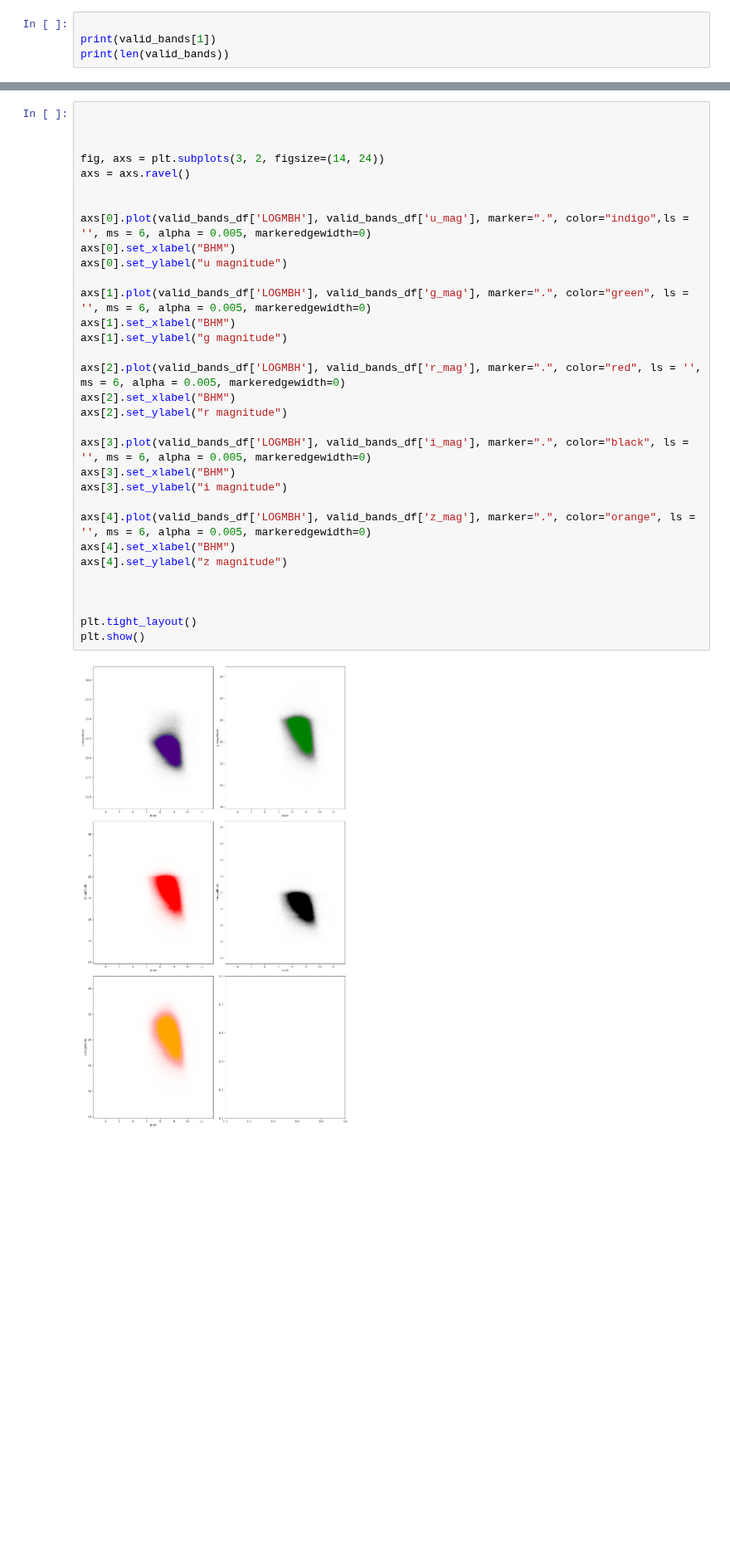
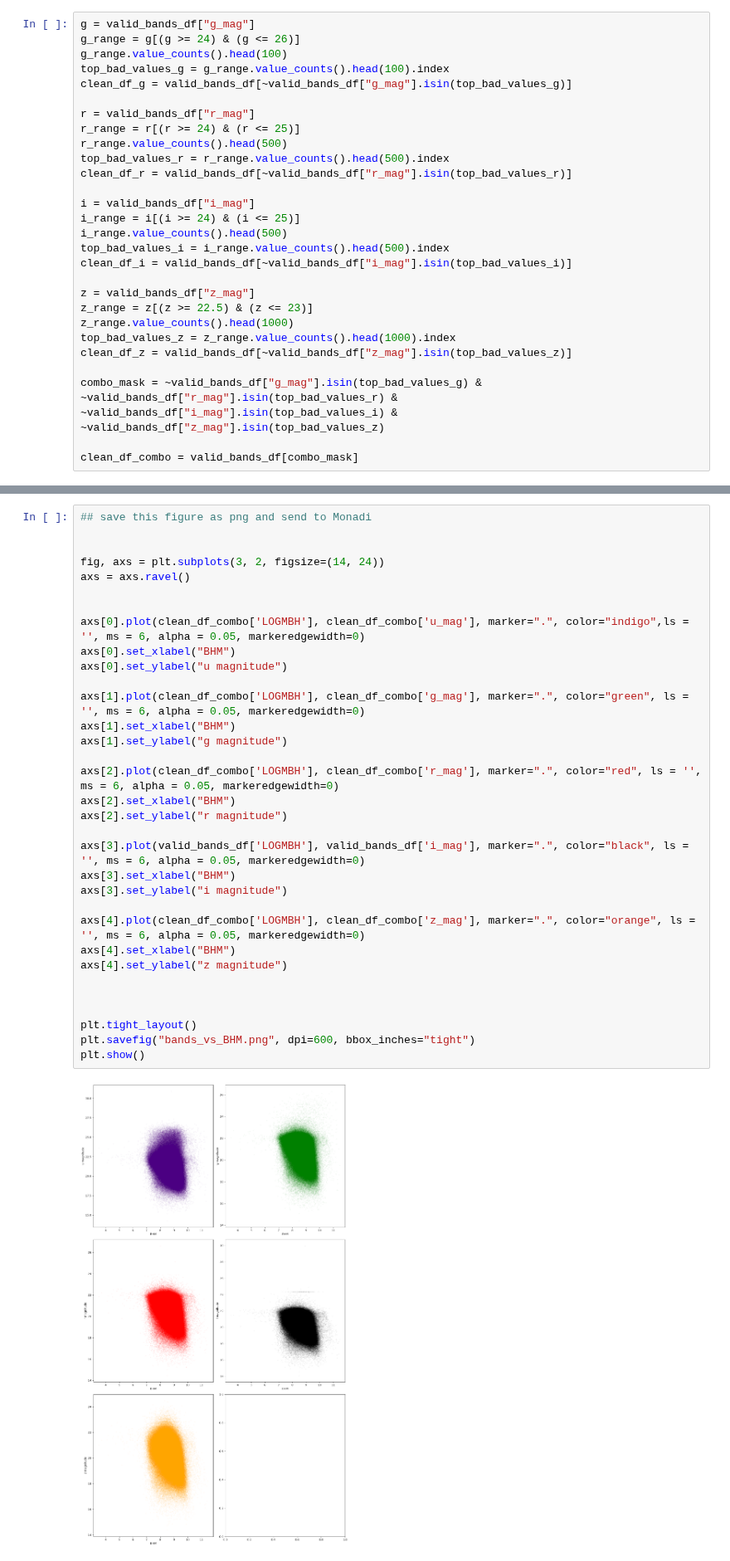
Before and after one commit to Emlilio/Quasars26, a Jupyter notebook: Initial_data_review.ipynb, the cells around one changed output, grey strips where cells are left out. Shown at 83% size. Saved outputs shown, nothing was run; the diff lists cells and outputs as text; blank space fills up the shorter version.

```diff
--- a/Initial_data_review.ipynb
+++ b/Initial_data_review.ipynb
@@ -193,6 +449,30 @@ valid_bands_df = pd.DataFrame(
     columns=["LOGMBH", "u_mag", "g_mag", "r_mag", "i_mag", "z_mag", "SDSS_NAME"]
 )
 # %%
+g = valid_bands_df["g_mag"]
+g_range = g[(g >= 24) & (g <= 26)]
+g_range.value_counts().head(100)
+top_bad_values_g = g_range.value_counts().head(100).index
+clean_df_g = valid_bands_df[~valid_bands_df["g_mag"].isin(top_bad_values_g)]
 
-print(valid_bands[1])
-print(len(valid_bands))
+r = valid_bands_df["r_mag"]
+r_range = r[(r >= 24) & (r <= 25)]
+r_range.value_counts().head(500)
+top_bad_values_r = r_range.value_counts().head(500).index
+clean_df_r = valid_bands_df[~valid_bands_df["r_mag"].isin(top_bad_values_r)]
+
+i = valid_bands_df["i_mag"]
+i_range = i[(i >= 24) & (i <= 25)]
+i_range.value_counts().head(500)
+top_bad_values_i = i_range.value_counts().head(500).index
+clean_df_i = valid_bands_df[~valid_bands_df["i_mag"].isin(top_bad_values_i)]
+
+z = valid_bands_df["z_mag"]
+z_range = z[(z >= 22.5) & (z <= 23)]
+z_range.value_counts().head(1000)
+top_bad_values_z = z_range.value_counts().head(1000).index
+clean_df_z = valid_bands_df[~valid_bands_df["z_mag"].isin(top_bad_values_z)]
+
+combo_mask = ~valid_bands_df["g_mag"].isin(top_bad_values_g) & ~valid_bands_df["r_mag"].isin(top_bad_values_r) & ~valid_bands_df["i_mag"].isin(top_bad_values_i) & ~valid_bands_df["z_mag"].isin(top_bad_values_z)
+
+clean_df_combo = valid_bands_df[combo_mask]
@@ -203,34 +487,35 @@ print(len(valid_bands))
 # %%
-
+## save this figure as png and send to Monadi
 
 
 fig, axs = plt.subplots(3, 2, figsize=(14, 24))
 axs = axs.ravel()
 
 
-axs[0].plot(valid_bands_df['LOGMBH'], valid_bands_df['u_mag'], marker=".", color="indigo",ls = '', ms = 6, alpha = 0.005, markeredgewidth=0)
+axs[0].plot(clean_df_combo['LOGMBH'], clean_df_combo['u_mag'], marker=".", color="indigo",ls = '', ms = 6, alpha = 0.05, markeredgewidth=0)
 axs[0].set_xlabel("BHM")
 axs[0].set_ylabel("u magnitude")
 
-axs[1].plot(valid_bands_df['LOGMBH'], valid_bands_df['g_mag'], marker=".", color="green", ls = '', ms = 6, alpha = 0.005, markeredgewidth=0)
+axs[1].plot(clean_df_combo['LOGMBH'], clean_df_combo['g_mag'], marker=".", color="green", ls = '', ms = 6, alpha = 0.05, markeredgewidth=0)
 axs[1].set_xlabel("BHM")
 axs[1].set_ylabel("g magnitude")
 
-axs[2].plot(valid_bands_df['LOGMBH'], valid_bands_df['r_mag'], marker=".", color="red", ls = '', ms = 6, alpha = 0.005, markeredgewidth=0)
+axs[2].plot(clean_df_combo['LOGMBH'], clean_df_combo['r_mag'], marker=".", color="red", ls = '', ms = 6, alpha = 0.05, markeredgewidth=0)
 axs[2].set_xlabel("BHM")
 axs[2].set_ylabel("r magnitude")
 
-axs[3].plot(valid_bands_df['LOGMBH'], valid_bands_df['i_mag'], marker=".", color="black", ls = '', ms = 6, alpha = 0.005, markeredgewidth=0)
+axs[3].plot(valid_bands_df['LOGMBH'], valid_bands_df['i_mag'], marker=".", color="black", ls = '', ms = 6, alpha = 0.05, markeredgewidth=0)
 axs[3].set_xlabel("BHM")
 axs[3].set_ylabel("i magnitude")
 
-axs[4].plot(valid_bands_df['LOGMBH'], valid_bands_df['z_mag'], marker=".", color="orange", ls = '', ms = 6, alpha = 0.005, markeredgewidth=0)
+axs[4].plot(clean_df_combo['LOGMBH'], clean_df_combo['z_mag'], marker=".", color="orange", ls = '', ms = 6, alpha = 0.05, markeredgewidth=0)
 axs[4].set_xlabel("BHM")
 axs[4].set_ylabel("z magnitude")
 
 
 
 plt.tight_layout()
+plt.savefig("bands_vs_BHM.png", dpi=600, bbox_inches="tight")
 plt.show()
 # %% [output]
-[figure, old version]
+[figure, new version]
```
Also changed, not shown: parts of 22 cells of this notebook.
